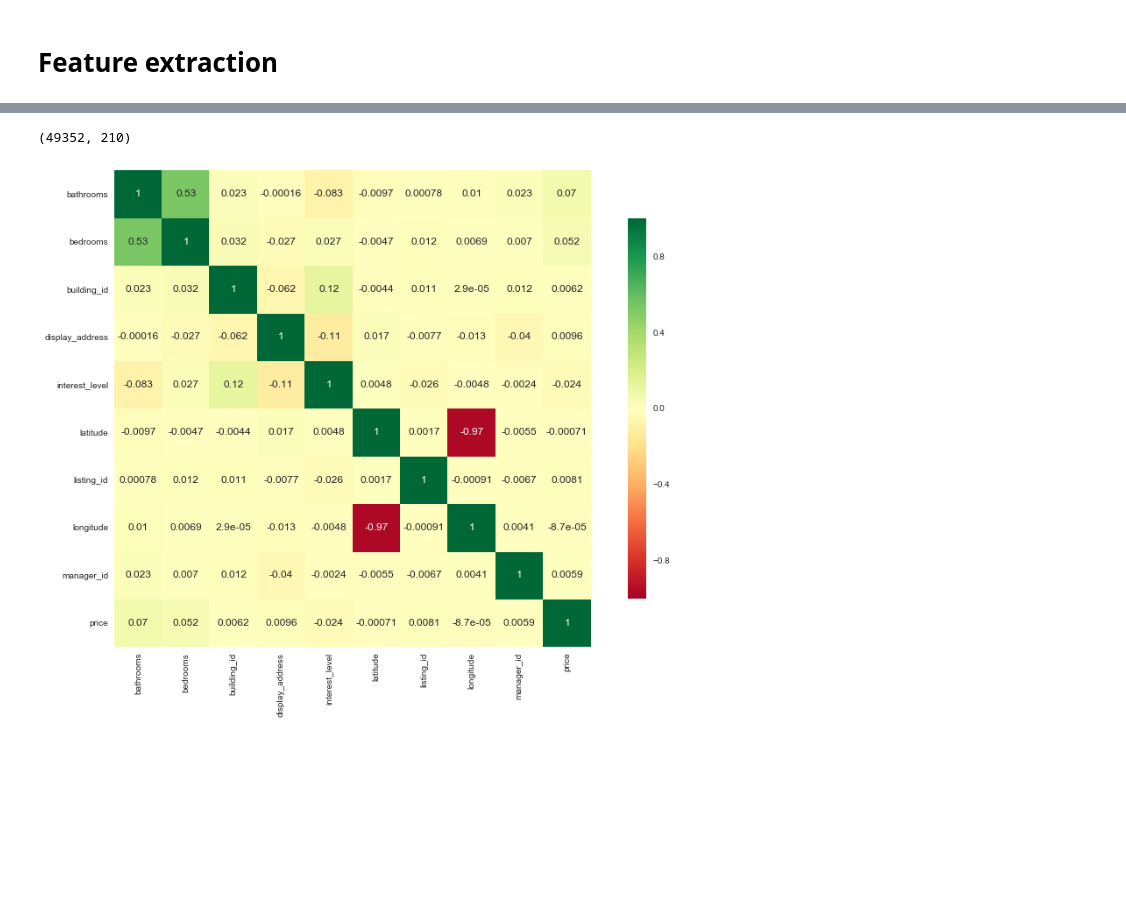
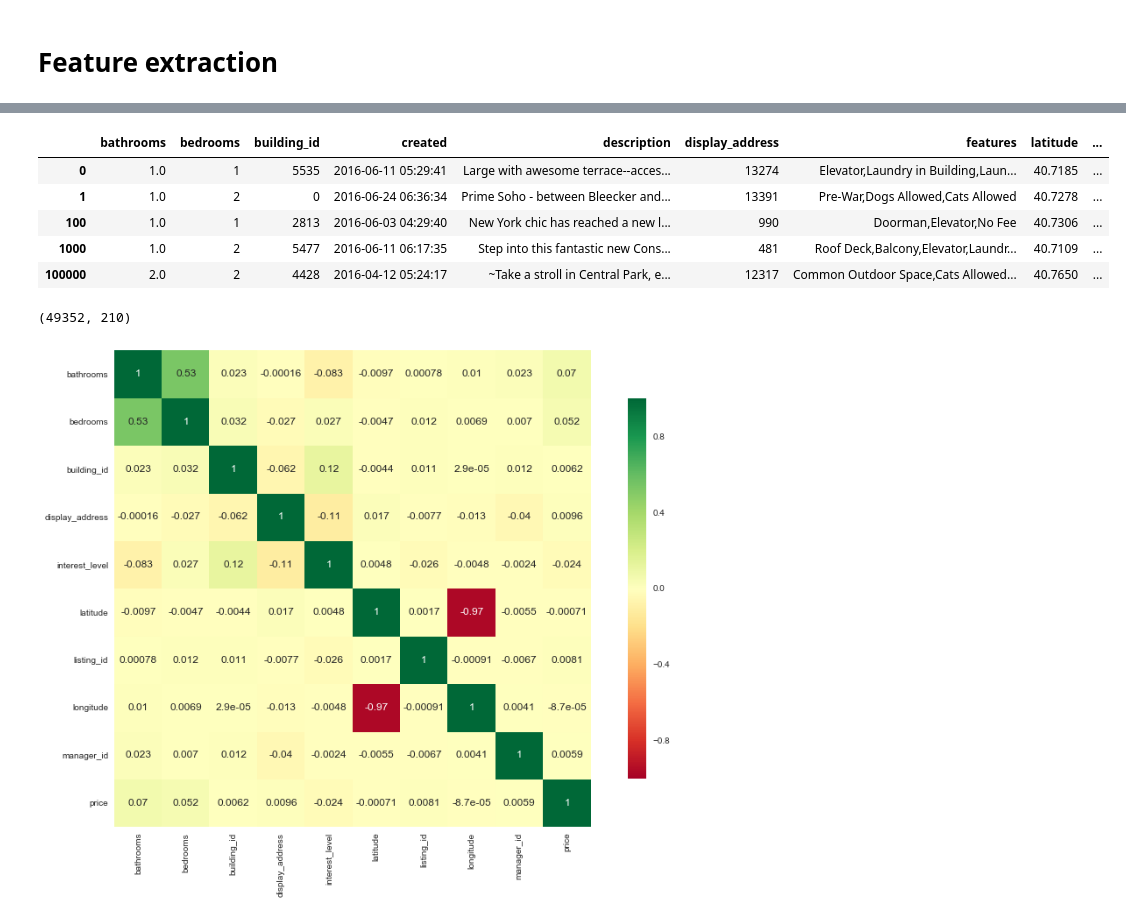
Before and after one commit to icostan/kaggle, a Jupyter notebook: rental-listing/rental-listing.ipynb, the cells around one changed output, grey strips where cells are left out. Saved outputs shown, nothing was run; the diff lists cells and outputs as text; code cells hidden in the pictures; blank space fills up the shorter version.

```diff
--- a/rental-listing/rental-listing.ipynb
+++ b/rental-listing/rental-listing.ipynb
@@ -89,24 +74,0 @@ addresses: 16068
-# %%
-from datetime import datetime
-import re
-
-def feature(text):
-    if '*' in text:
-        return ''
-    else:
-        text = list(filter(lambda t: len(t) < 11, text))
-        return ','.join(text).lower()
-
-# train
-# train_data['created'] = train_data['created'].map(lambda t: datetime.strptime(t, '%Y-%m-%d %H:%M:%S').month)
-train_data['manager_id'] = manager_le.transform(train_data.manager_id)
-train_data['building_id'] = building_le.transform(train_data.building_id)
-train_data['display_address'] = address_le.transform(train_data.display_address)
-train_data['features'] = train_data.features.map(lambda f: feature(f))
-train_data['interest_level'].replace(['low', 'medium', 'high'], [0, 1, 2], inplace=True)
-
-# test
-test_data['manager_id'] = manager_le.transform(test_data.manager_id)
-test_data['building_id'] = building_le.transform(test_data.building_id)
-test_data['display_address'] = address_le.transform(test_data.display_address)
-test_data['features'] = test_data.features.map(lambda f: feature(f))
@@ -122,2 +75,14 @@ train_data.head()
 # %% [markdown]
 # Feature extraction
+# %%
+import re
+
+def feature(text):
+    if '*' in text:
+        return ''
+    else:
+        text = list(filter(lambda t: len(t) < 11, text))
+        return ','.join(text).lower()
+
+train_data['features'] = train_data.features.map(lambda f: ','.join(f))
+test_data['features'] = test_data.features.map(lambda f: ','.join(f))
@@ -124,3 +128,12 @@ train_data.head()
+# %%
+test_data.head()
+# %% [output]
+|  | bathrooms | bedrooms | building_id | created | description | display_address | features | latitude | ... |
+| 0 | 1.0 | 1 | 5535 | 2016-06-11 05:29:41 | Large with awesome terrace--acces... | 13274 | Elevator,Laundry in Building,Laun... | 40.7185 | ... |
+| 1 | 1.0 | 2 | 0 | 2016-06-24 06:36:34 | Prime Soho - between Bleecker and... | 13391 | Pre-War,Dogs Allowed,Cats Allowed | 40.7278 | ... |
+| 100 | 1.0 | 1 | 2813 | 2016-06-03 04:29:40 | New York chic has reached a new l... | 990 | Doorman,Elevator,No Fee | 40.7306 | ... |
+| 1000 | 1.0 | 2 | 5477 | 2016-06-11 06:17:35 | Step into this fantastic new Cons... | 481 | Roof Deck,Balcony,Elevator,Laundr... | 40.7109 | ... |
+| 100000 | 2.0 | 2 | 4428 | 2016-04-12 05:24:17 | ~Take a stroll in Central Park, e... | 12317 | Common Outdoor Space,Cats Allowed... | 40.7650 | ... |
 # %%
 features = train_data.features.str.get_dummies(',')
 # features.columns[100:400]
```
Also changed, not shown: parts of 19 cells of this notebook, 6 other files.
